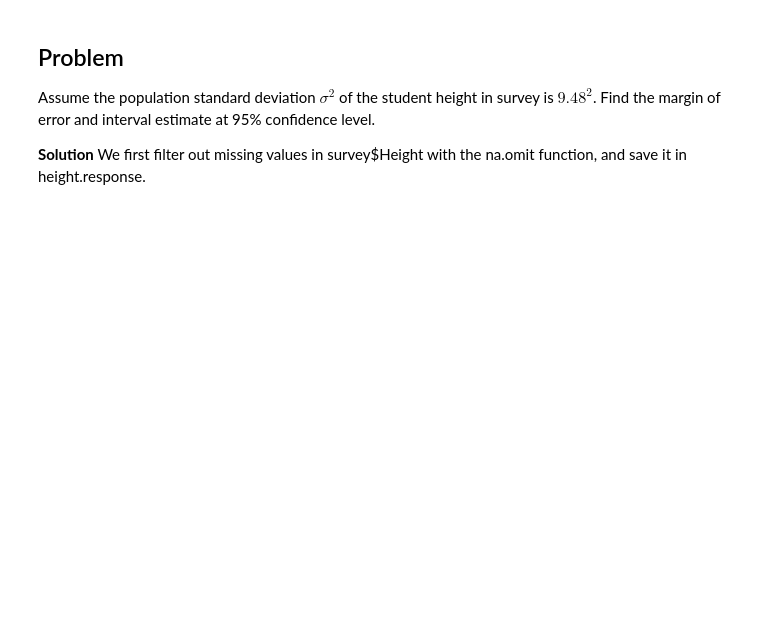
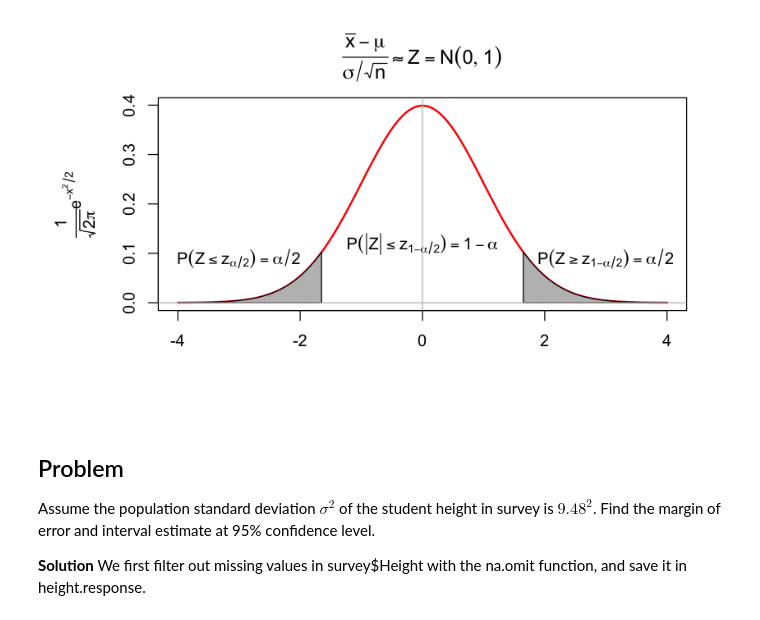
Before and after one commit to cchuang2009/math-2015-2, a Jupyter notebook: R/StatInference-3.ipynb, the cells around one changed output. Saved outputs shown, nothing was run; the diff lists cells and outputs as text; code cells hidden in the pictures; blank space fills up the shorter version.

```diff
--- a/R/StatInference-3.ipynb
+++ b/R/StatInference-3.ipynb
@@ -126,33 +129,35 @@ $$ \left[ \bar{x} - z_{\alpha / 2} \frac{\sigma}{\sqrt{n}}, \bar{x} +
 # %%
-options(repr.plot.width=6)
+options(repr.plot.width=7)
 options(repr.plot.height=4)
 oldpar <- par(mar = c(5, 6, 4, 2) + 0.1)
 mu <- 0; sigma <- 1
 x <- seq(-4, 4, .01)
 
 fx <-dnorm(x)
 plot(x, fx, type = "l", col='red',lwd = 2,xlab="",main=expression(frac(bar(x)-mu,sigma/sqrt(n))%~~%Z==N(0,1)),
         ylab=expression(frac(1,sqrt(2*pi))* e^{-x^2/2}))
 
 x0 <- x[x >= 1.645]    # define region to fill
 x0 <- c(x0[1], x0) ;  fx0 <- fx[x >= 1.645]
 fx0 <- c(0, fx0)
 
-text(0,0.12,expression(P(group("|",Z,"|") <= z[alpha/2])==1-alpha))
+text(0,0.12,expression(P(group("|",Z,"|") <= z[1-alpha/2])==1-alpha))
 
-text(3,0.09,expression(P(Z >= z[alpha/2])==alpha/2))
+text(3,0.09,expression(P(Z >= z[1-alpha/2])==alpha/2))
 polygon(x0, fx0, col="gray")
 
 
 
 y0 <- x[x <= -1.645]    # define region to fill
 y0 <- c( y0,y0[length(y0)]) ;  fy0 <- fx[x <= -1.645]
 fy0 <- c(fy0,0)
-text(-3,0.09,expression(P(Z <= -z[alpha/2])==alpha/2))
+text(-3,0.09,expression(P(Z <= z[alpha/2])==alpha/2))
 polygon(y0, fy0, col="gray")
 
 abline(h=0, col="gray") ;
 abline(v=0, col="gray")
+# %% [output]
+[figure, added]
 # %% [markdown]
 Problem
 ---
```
Also changed, not shown: parts of 49 cells of this notebook, 4 other files.
